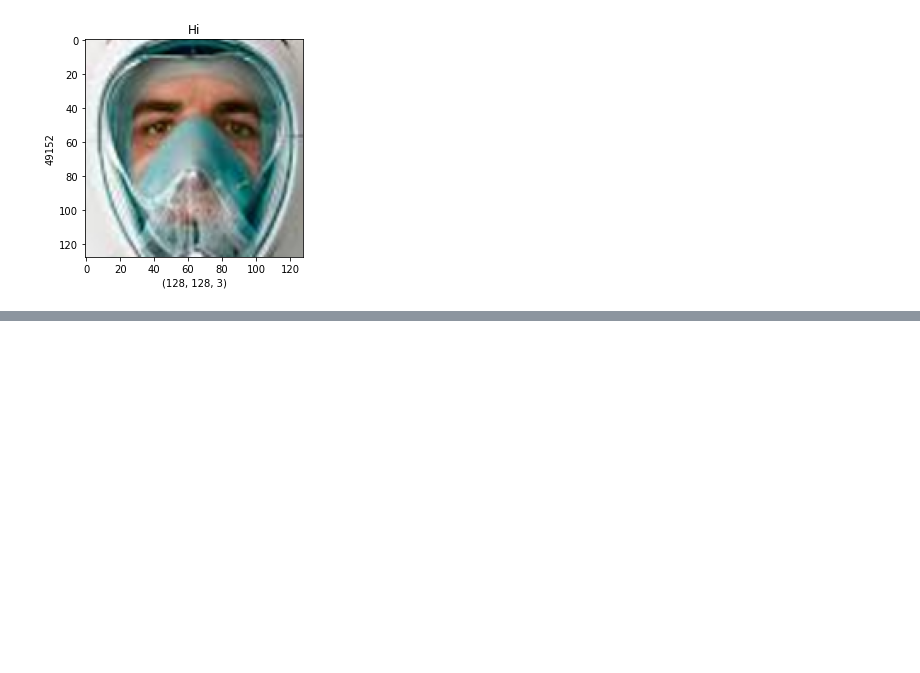
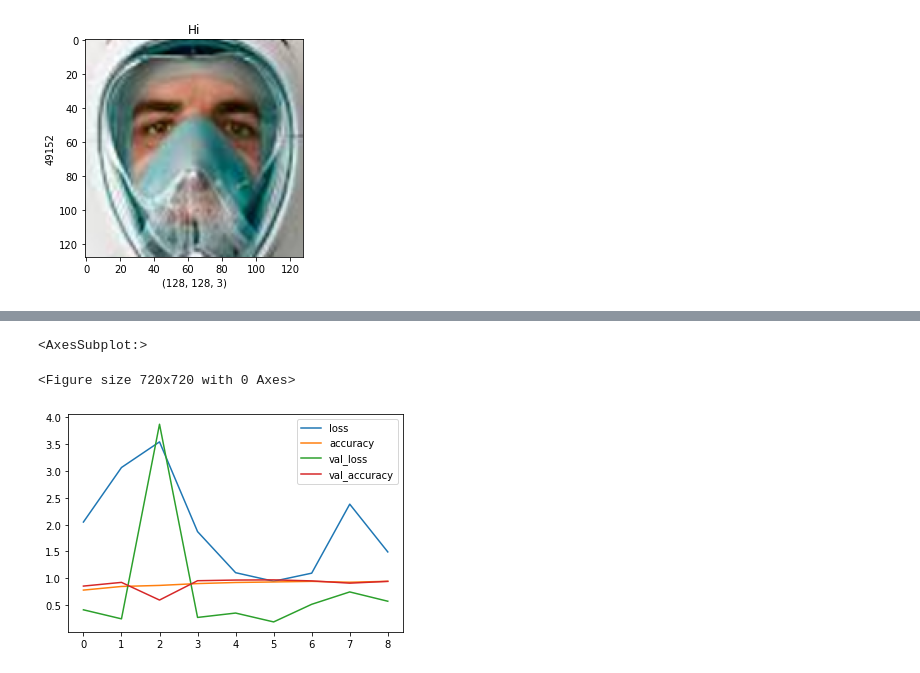
Before and after one commit to michael-k-goff/facemask, a Jupyter notebook: exploration.ipynb, the cells around one changed output, grey strips where cells are left out. Saved outputs shown, nothing was run; the diff lists cells and outputs as text; code cells hidden in the pictures; blank space fills up the shorter version.

```diff
--- a/exploration.ipynb
+++ b/exploration.ipynb
@@ -58,0 +143,10 @@ test_df = img_df[test_size:]
+# %%
+# The optimization function governs how parameters are updated.
+# 'adam' is a commonly used method.
+# See https://ruder.io/optimizing-gradient-descent/
+
+# Categorical cross entropy is a common loss function in multiclass classification problems, like this one.
+# See https://peltarion.com/knowledge-center/documentation/modeling-view/build-an-ai-model/loss-functions/categorical-crossentropy
+Model.compile(optimizer="adam",loss="categorical_crossentropy",metrics=["accuracy"])
+# %%
+CNN_Sep_Model = Model.fit(train_IMG_Set,validation_data=validation_IMG_Set,callbacks=Early_Stop,epochs=50)
@@ -58,0 +182,11 @@ test_df = img_df[test_size:]
+# %%
+Grap_Data = pd.DataFrame(CNN_Sep_Model.history)
+figure = plt.figure(figsize=(10,10))
+
+Grap_Data.plot()
+
+# This network should show early stopping after about 5-10 epochs or so and the validation loss gets worse.
+# %% [output]
+<AxesSubplot:>
+<Figure size 720x720 with 0 Axes>
+[figure, added]
```
Also changed, not shown: parts of 11 cells of this notebook.
